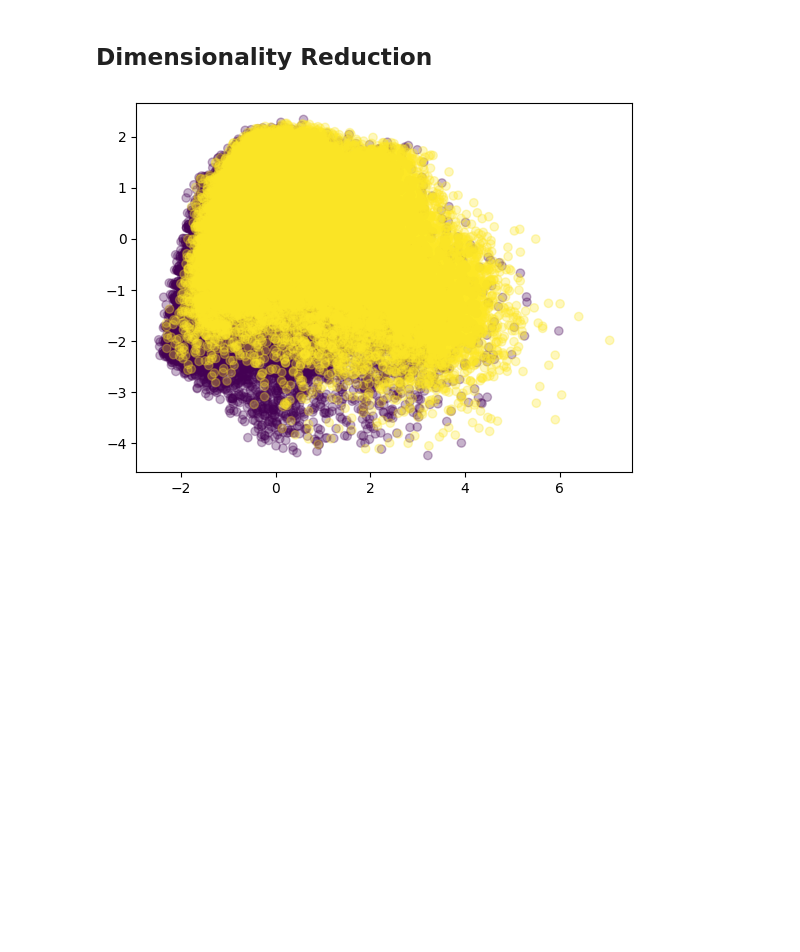
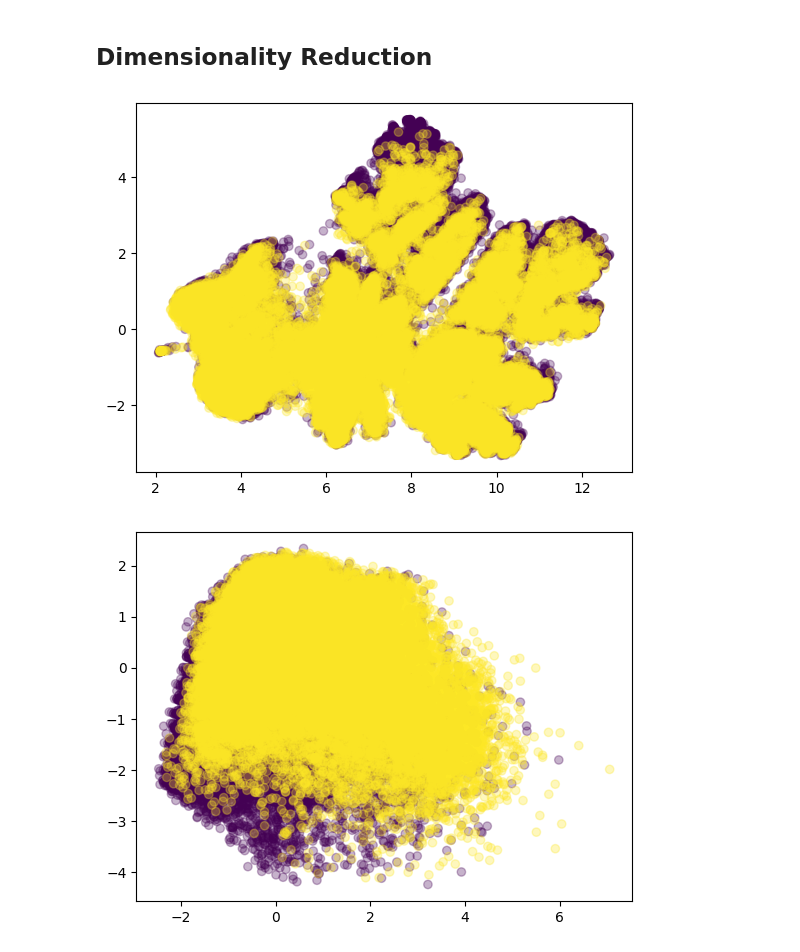
Before and after one commit to Panta-Rhei-LZ/DS-9000-Project-Data, a Jupyter notebook: Data Visualization.ipynb, the cells around one changed output. Drawn from its saved outputs; the diff is of its cells as text; code cells hidden in the pictures; blank space fills up the shorter version.

```diff
--- a/Data Visualization.ipynb
+++ b/Data Visualization.ipynb
@@ -108,6 +118,16 @@ preprocessor.fit(X)
 X_scaled = preprocessor.transform(X)
 # %% [markdown]
 ## Dimensionality Reduction
+# %%
+from umap import UMAP
+
+umap_model = UMAP(n_neighbors=300)
+X_umap = umap_model.fit_transform(X_scaled)
+
+plt.scatter(X_umap[:, 0], X_umap[:, 1], c=y, alpha=0.3)
+plt.show()
+# %% [output]
+[figure, added]
 # %%
 from sklearn.decomposition import PCA
 
```
Also changed, not shown: parts of 4 cells of this notebook.
